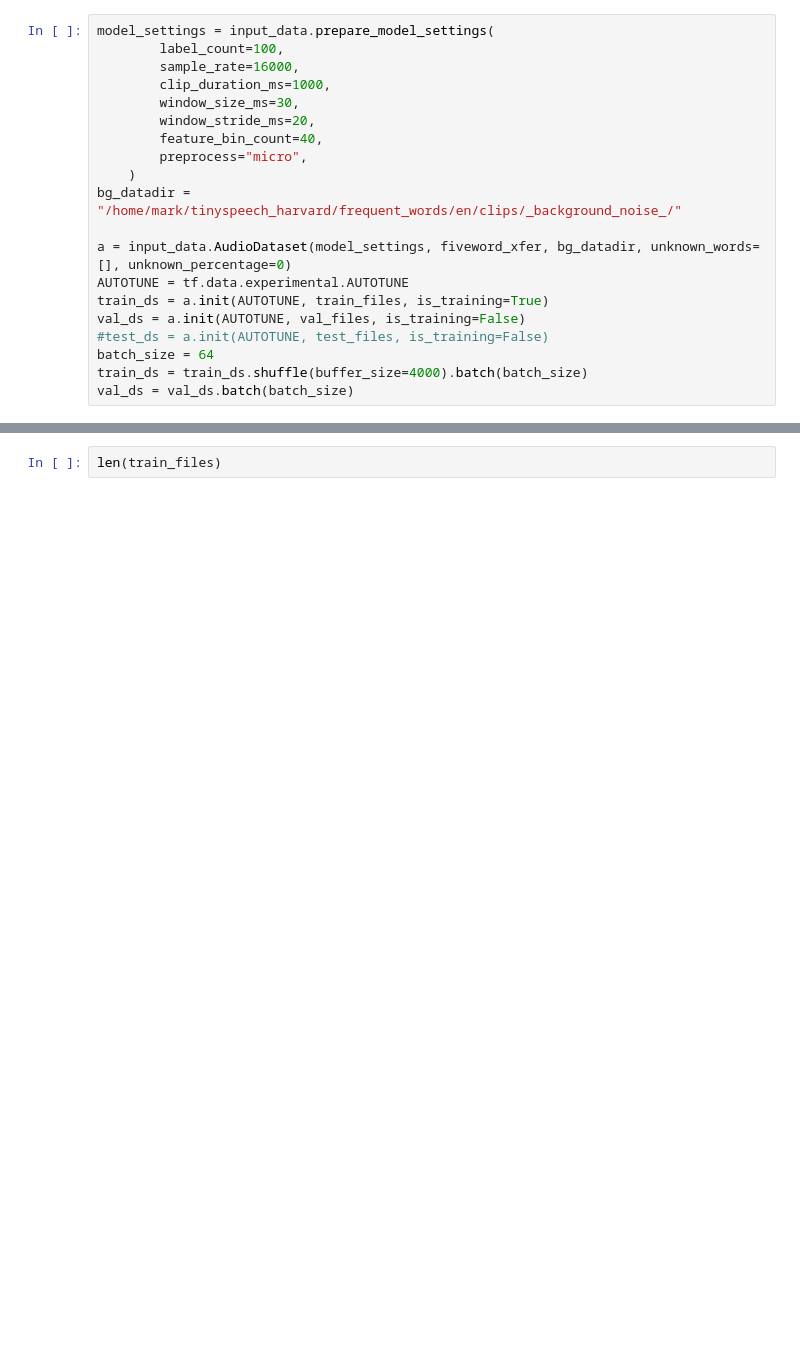
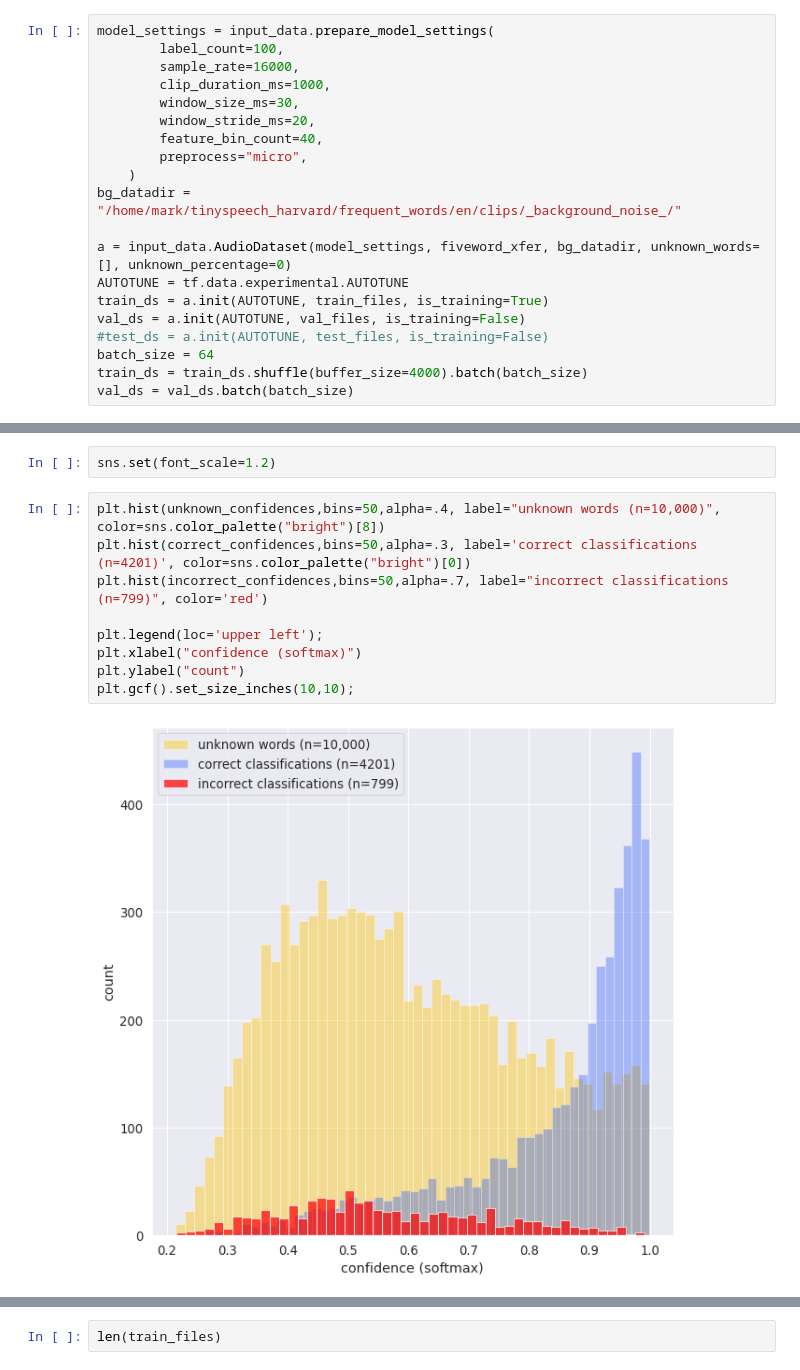
Before and after one commit to harvard-edge/multilingual_kws, a Jupyter notebook: embedding_experiments.ipynb, the cells around one changed output, grey strips where cells are left out. Saved outputs shown, nothing was run; the diff lists cells and outputs as text; blank space fills up the shorter version.

```diff
--- a/embedding_experiments.ipynb
+++ b/embedding_experiments.ipynb
@@ -635,0 +1018,13 @@ prediction idea
+# %%
+sns.set(font_scale=1.2)
+# %%
+plt.hist(unknown_confidences,bins=50,alpha=.4, label="unknown words (n=10,000)", color=sns.color_palette("bright")[8])
+plt.hist(correct_confidences,bins=50,alpha=.3, label='correct classifications (n=4201)', color=sns.color_palette("bright")[0])
+plt.hist(incorrect_confidences,bins=50,alpha=.7, label="incorrect classifications (n=799)", color='red')
+
+plt.legend(loc='upper left');
+plt.xlabel("confidence (softmax)")
+plt.ylabel("count")
+plt.gcf().set_size_inches(10,10);
+# %% [output]
+[figure, added]
```
Also changed, not shown: parts of 47 cells of this notebook.
